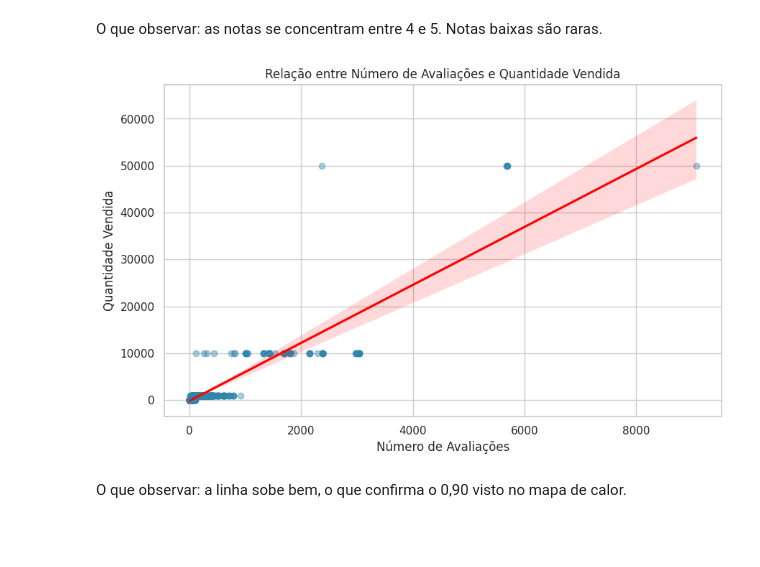
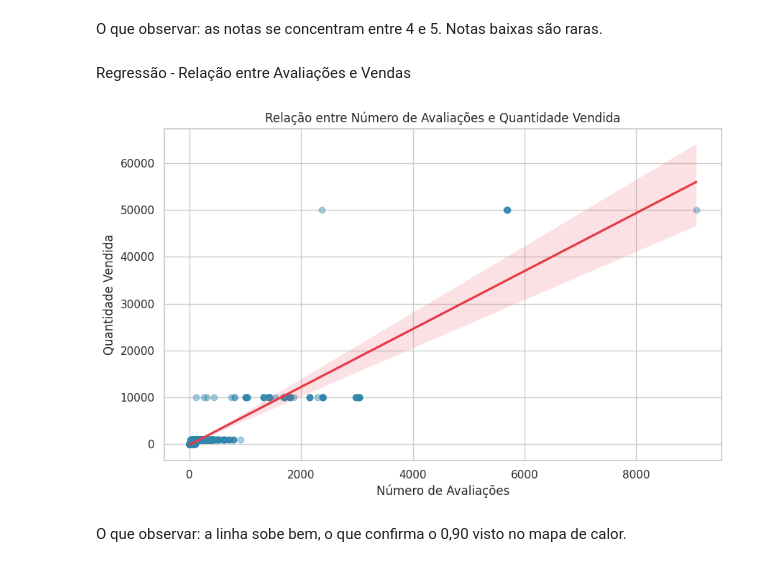
Before and after one commit to zmurilloxz/modulo1, a Jupyter notebook: Profissao_Cientista_de_Dados_M10_Pratique.ipynb, the cells around one changed output. Drawn from its saved outputs; the diff is of its cells as text; code cells hidden in the pictures; blank space fills up the shorter version.

```diff
--- a/Profissao_Cientista_de_Dados_M10_Pratique.ipynb
+++ b/Profissao_Cientista_de_Dados_M10_Pratique.ipynb
@@ -152,15 +166,17 @@ plt.show()
 # %% [markdown]
 O que observar: as notas se concentram entre 4 e 5. Notas baixas são raras.
+# %% [markdown]
+Regressão - Relação entre Avaliações e Vendas
 # %%
 plt.figure(figsize=(10,6))
 
-sns.regplot(x='N_Avaliações', y='Qtd_Vendidos_Cod', data=df, scatter_kws={'alpha': 0.4}, line_kws={'color': 'red'})
+sns.regplot(x='N_Avaliações', y='Qtd_Vendidos_Cod', data=df, scatter_kws={'alpha': 0.4, 'color': COR_PRINCIPAL}, line_kws={'color': COR_DESTAQUE})
 
 plt.title('Relação entre Número de Avaliações e Quantidade Vendida')
 plt.xlabel('Número de Avaliações')
 plt.ylabel('Quantidade Vendida')
 plt.show()
 # %% [output]
-[figure, old version]
+[figure, new version]
 # %% [markdown]
 O que observar: a linha sobe bem, o que confirma o 0,90 visto no mapa de calor.
```
Also changed, not shown: parts of 10 cells of this notebook.
